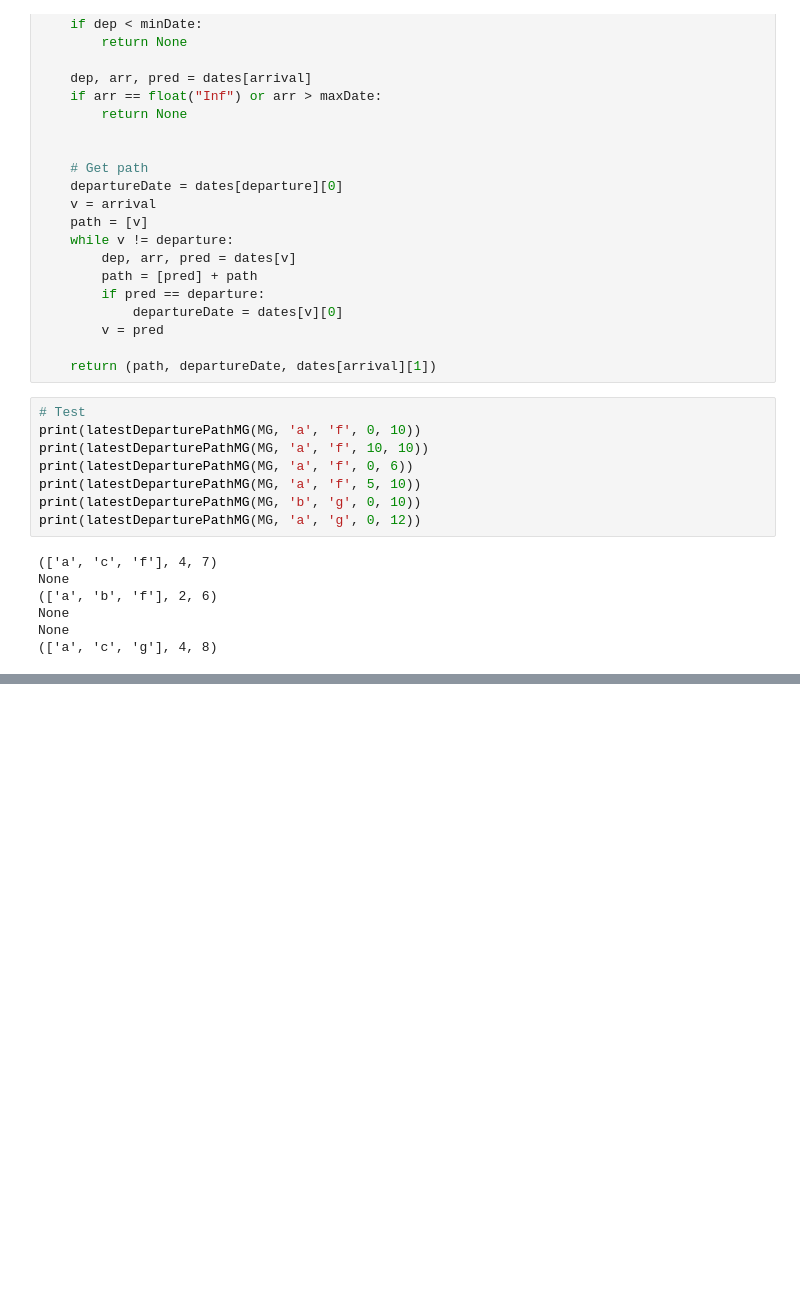
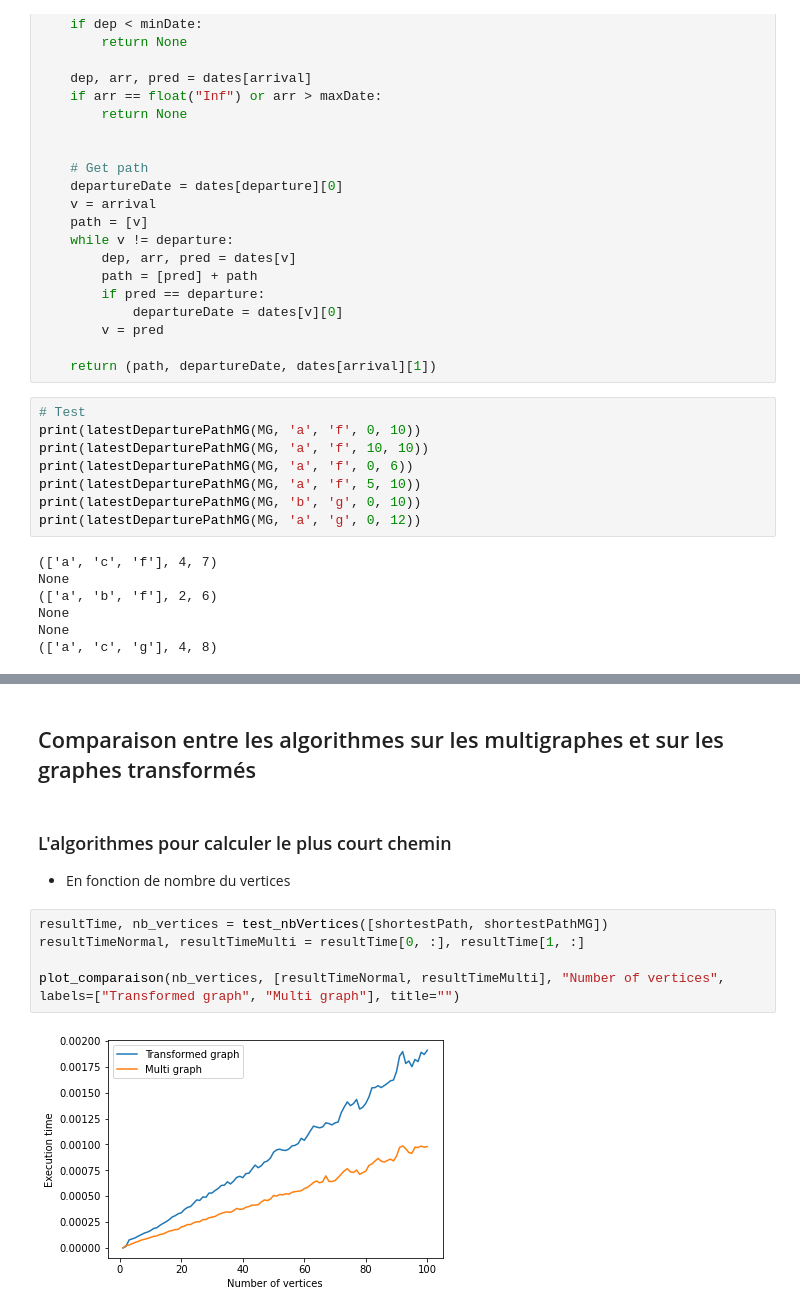
Before and after one commit to MdeCastelbajac/MOGPL, a Jupyter notebook: MOGPL.ipynb, the cells around one changed output, grey strips where cells are left out. Saved outputs shown, nothing was run; the diff lists cells and outputs as text; blank space fills up the shorter version.

```diff
--- a/MOGPL.ipynb
+++ b/MOGPL.ipynb
@@ -971,0 +1070,12 @@ None
+# %% [markdown]
+## Comparaison entre les algorithmes sur les multigraphes et sur les graphes transformés
+# %% [markdown]
+### L'algorithmes pour calculer le plus court chemin
+- En fonction de nombre du vertices
+# %%
+resultTime, nb_vertices = test_nbVertices([shortestPath, shortestPathMG])
+resultTimeNormal, resultTimeMulti = resultTime[0, :], resultTime[1, :]
+
+plot_comparaison(nb_vertices, [resultTimeNormal, resultTimeMulti], "Number of vertices", labels=["Transformed graph", "Multi graph"], title="")
+# %% [output]
+[figure, added]
```
Also changed, not shown: parts of 23 cells of this notebook.
